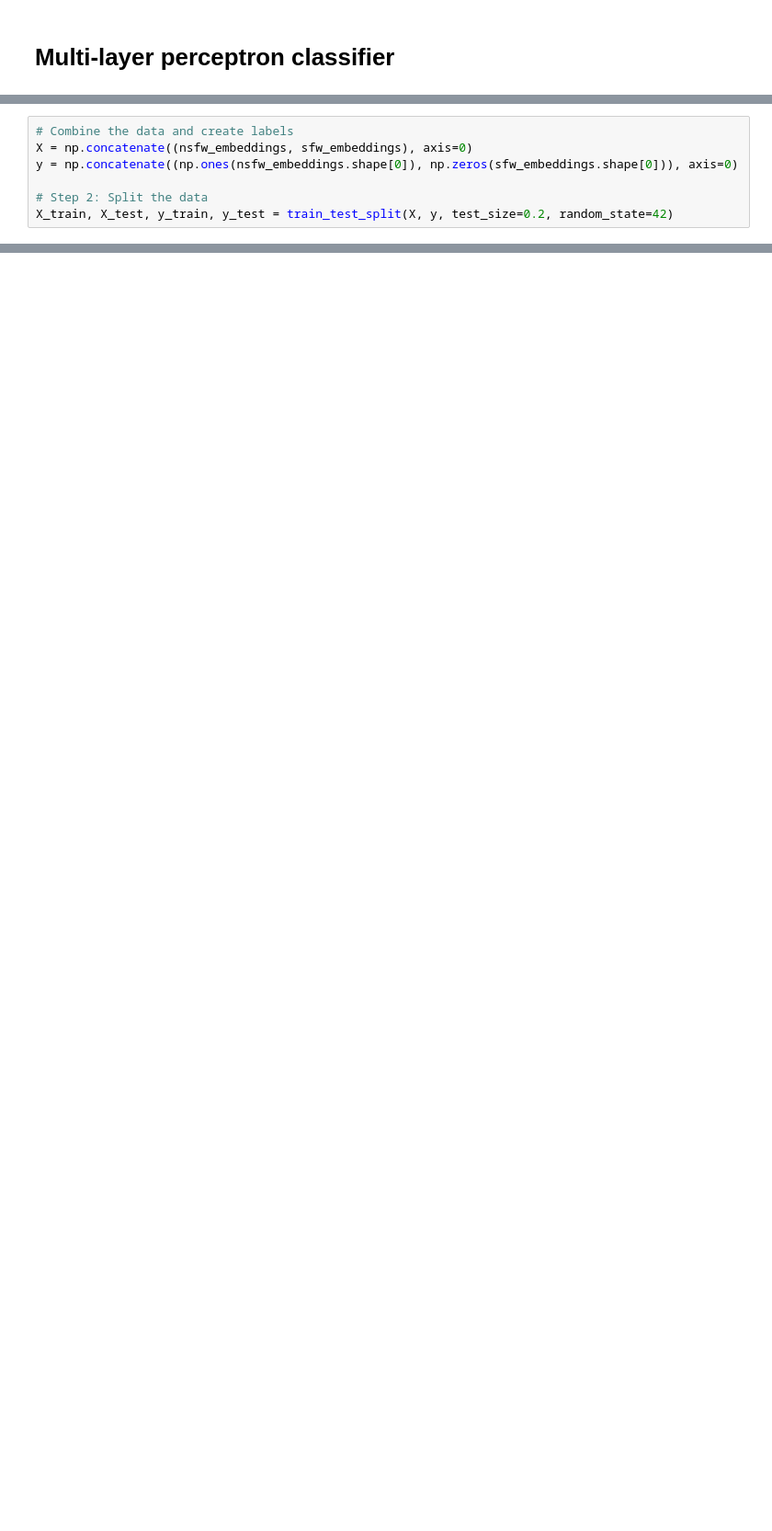
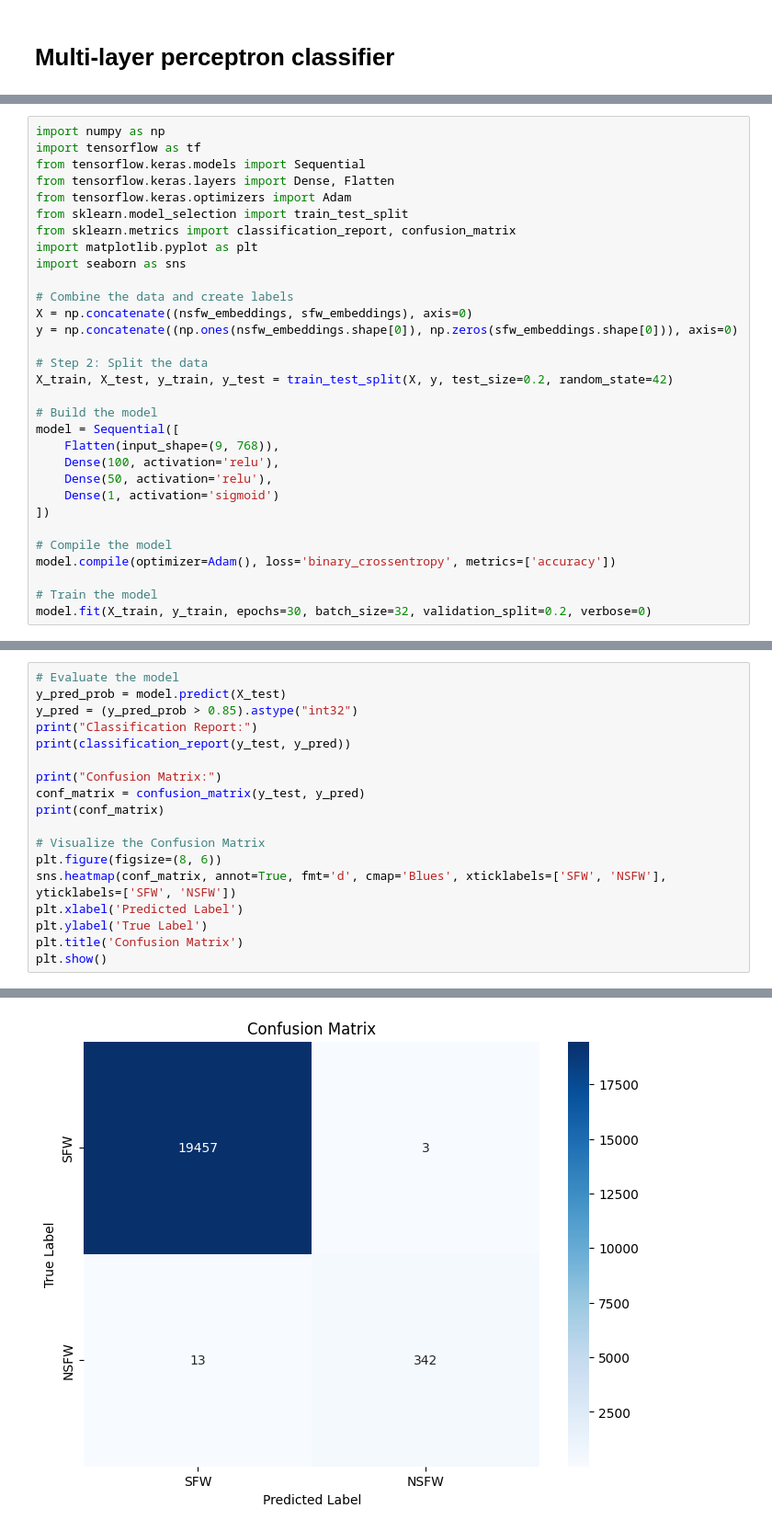
Before and after one commit to SecurityLab-UCD/SafeDiff, a Jupyter notebook: data.ipynb, the cells around one changed output, grey strips where cells are left out. Shown at 92% size. Saved outputs shown, nothing was run; the diff lists cells and outputs as text; blank space fills up the shorter version.

```diff
--- a/data.ipynb
+++ b/data.ipynb
@@ -287,7 +287,31 @@ Confusion Matrix:
 # %%
+import numpy as np
+import tensorflow as tf
+from tensorflow.keras.models import Sequential
+from tensorflow.keras.layers import Dense, Flatten
+from tensorflow.keras.optimizers import Adam
+from sklearn.model_selection import train_test_split
+from sklearn.metrics import classification_report, confusion_matrix
+import matplotlib.pyplot as plt
+import seaborn as sns
+
 # Combine the data and create labels
 X = np.concatenate((nsfw_embeddings, sfw_embeddings), axis=0)
 y = np.concatenate((np.ones(nsfw_embeddings.shape[0]), np.zeros(sfw_embeddings.shape[0])), axis=0)
 
 # Step 2: Split the data
 X_train, X_test, y_train, y_test = train_test_split(X, y, test_size=0.2, random_state=42)
+
+# Build the model
+model = Sequential([
+    Flatten(input_shape=(9, 768)),
+    Dense(100, activation='relu'),
+    Dense(50, activation='relu'),
+    Dense(1, activation='sigmoid')
+])
+
+# Compile the model
+model.compile(optimizer=Adam(), loss='binary_crossentropy', metrics=['accuracy'])
+
+# Train the model
+model.fit(X_train, y_train, epochs=30, batch_size=32, validation_split=0.2, verbose=0)
@@ -386,0 +327,19 @@ Misclassified NSFW sample indices: [  74  184  193  265  393  409  474  499  571
+# %%
+# Evaluate the model
+y_pred_prob = model.predict(X_test)
+y_pred = (y_pred_prob > 0.85).astype("int32")
+print("Classification Report:")
+print(classification_report(y_test, y_pred))
+
+print("Confusion Matrix:")
+conf_matrix = confusion_matrix(y_test, y_pred)
+print(conf_matrix)
+
+# Visualize the Confusion Matrix
+plt.figure(figsize=(8, 6))
+sns.heatmap(conf_matrix, annot=True, fmt='d', cmap='Blues', xticklabels=['SFW', 'NSFW'], yticklabels=['SFW', 'NSFW'])
+plt.xlabel('Predicted Label')
+plt.ylabel('True Label')
+plt.title('Confusion Matrix')
+plt.show()
+# %% [output]
@@ -387 +360,2 @@ Misclassified NSFW sample indices: [  74  184  193  265  393  409  474  499  571
+[figure, added]
 # %%
```
Also changed, not shown: parts of 23 cells of this notebook, 3 other files.
